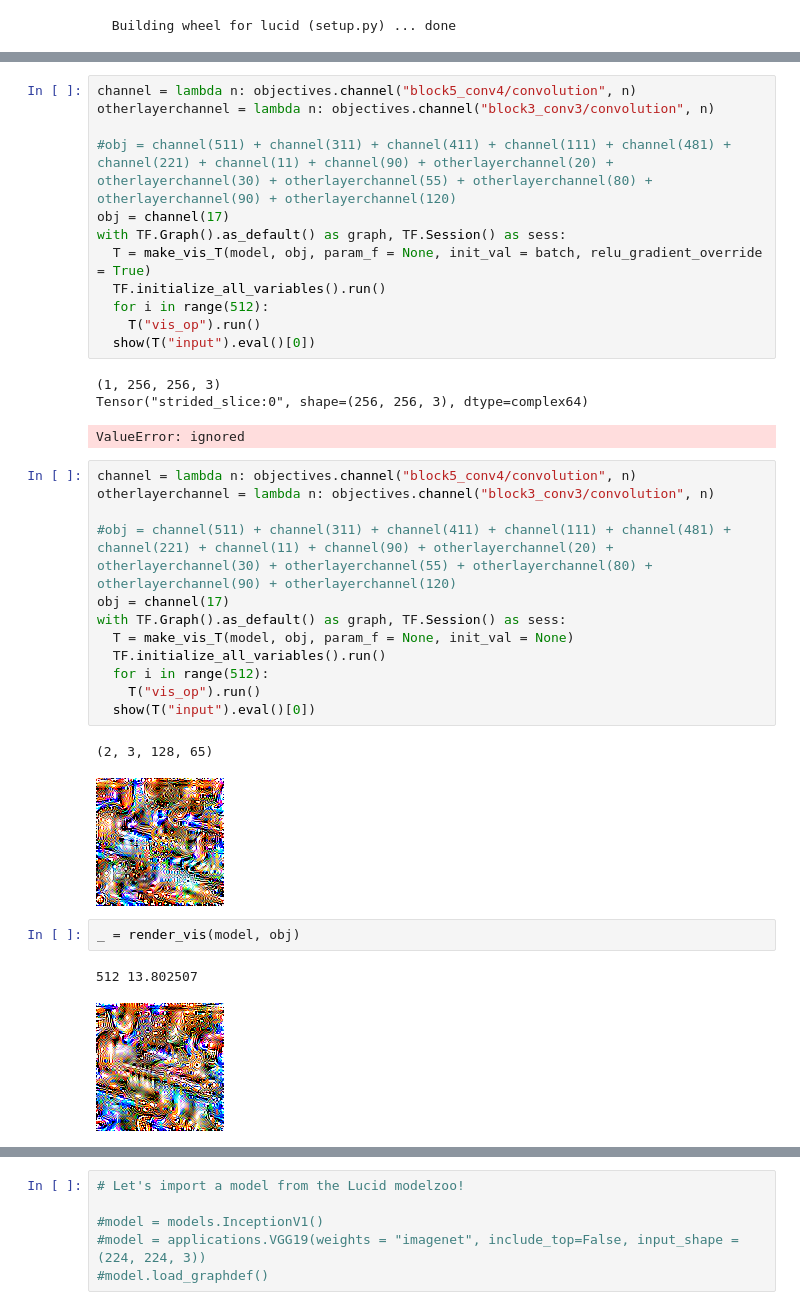
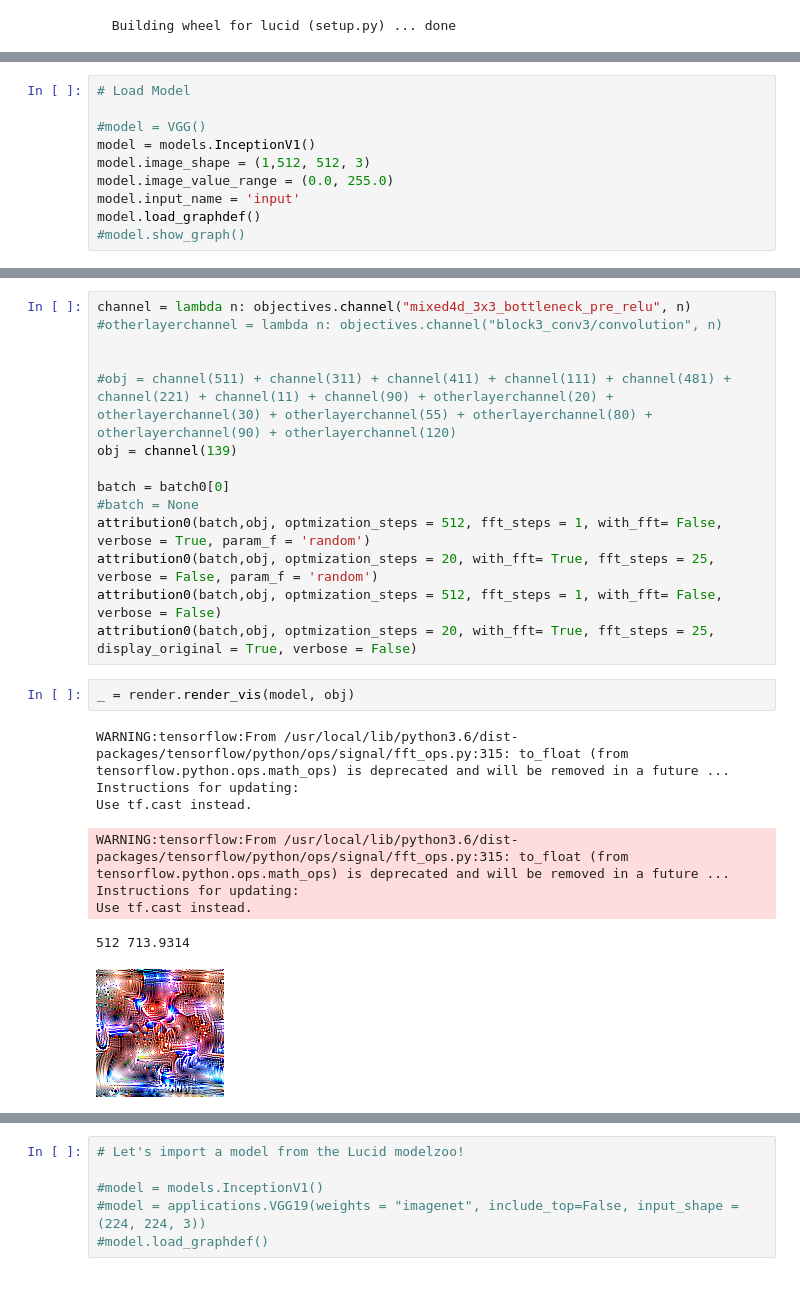
Before and after one commit to Uiuran/Bio-Unsupervised, a Jupyter notebook: semantic_segmentation/SemanticSegmentationForBio.ipynb, the cells around one changed output, grey strips where cells are left out. Cells and saved outputs as stored; diff of their text form.

Commit message:
attribution function for gray noise or image input and a bunch of deepdream viz hacks

```diff
--- a/semantic_segmentation/SemanticSegmentationForBio.ipynb
+++ b/semantic_segmentation/SemanticSegmentationForBio.ipynb
@@ -495,0 +484,10 @@ model.load_graphdef()
+# %%
+# Load Model
+
+#model = VGG()
+model = models.InceptionV1()
+model.image_shape = (1,512, 512, 3)
+model.image_value_range = (0.0, 255.0)
+model.input_name = 'input'
+model.load_graphdef()
+#model.show_graph()
@@ -496,36 +562,25 @@ model.load_graphdef()
 # %%
-channel = lambda n: objectives.channel("block5_conv4/convolution", n)
-otherlayerchannel = lambda n: objectives.channel("block3_conv3/convolution", n)
+channel = lambda n: objectives.channel("mixed4d_3x3_bottleneck_pre_relu", n)
+#otherlayerchannel = lambda n: objectives.channel("block3_conv3/convolution", n)
+
 
 #obj = channel(511) + channel(311) + channel(411) + channel(111) + channel(481) + channel(221) + channel(11) + channel(90) + otherlayerchannel(20) + otherlayerchannel(30) + otherlayerchannel(55) + otherlayerchannel(80) + otherlayerchannel(90) + otherlayerchannel(120)
-obj = channel(17)
-with TF.Graph().as_default() as graph, TF.Session() as sess:
-  T = make_vis_T(model, obj, param_f = None, init_val = batch, relu_gradient_override = True)
-  TF.initialize_all_variables().run()
-  for i in range(512):
-    T("vis_op").run()
-  show(T("input").eval()[0])
+obj = channel(139)
+
+batch = batch0[0]
+#batch = None
+attribution0(batch,obj, optmization_steps = 512, fft_steps = 1, with_fft= False, verbose = True, param_f = 'random')
+attribution0(batch,obj, optmization_steps = 20, with_fft= True, fft_steps = 25, verbose = False, param_f = 'random')
+attribution0(batch,obj, optmization_steps = 512, fft_steps = 1, with_fft= False, verbose = False)
+attribution0(batch,obj, optmization_steps = 20, with_fft= True, fft_steps = 25, display_original = True, verbose = False)
-# %% [output]
-(1, 256, 256, 3)
-Tensor("strided_slice:0", shape=(256, 256, 3), dtype=complex64)
-ValueError: ignored
-# %%
-channel = lambda n: objectives.channel("block5_conv4/convolution", n)
-otherlayerchannel = lambda n: objectives.channel("block3_conv3/convolution", n)
-
-#obj = channel(511) + channel(311) + channel(411) + channel(111) + channel(481) + channel(221) + channel(11) + channel(90) + otherlayerchannel(20) + otherlayerchannel(30) + otherlayerchannel(55) + otherlayerchannel(80) + otherlayerchannel(90) + otherlayerchannel(120)
-obj = channel(17)
-with TF.Graph().as_default() as graph, TF.Session() as sess:
-  T = make_vis_T(model, obj, param_f = None, init_val = None)
-  TF.initialize_all_variables().run()
-  for i in range(512):
-    T("vis_op").run()
-  show(T("input").eval()[0])
-# %% [output]
-(2, 3, 128, 65)
-[figure, removed]
 # %%
-_ = render_vis(model, obj)
+_ = render.render_vis(model, obj)
 # %% [output]
-512 13.802507
+WARNING:tensorflow:From /usr/local/lib/python3.6/dist-packages/tensorflow/python/ops/signal/fft_ops.py:315: to_float (from tensorflow.python.ops.math_ops) is deprecated and will be removed in a future ...
+Instructions for updating:
+Use tf.cast instead.
+WARNING:tensorflow:From /usr/local/lib/python3.6/dist-packages/tensorflow/python/ops/signal/fft_ops.py:315: to_float (from tensorflow.python.ops.math_ops) is deprecated and will be removed in a future ...
+Instructions for updating:
+Use tf.cast instead.
+512 713.9314
-[figure, old version]
+[figure, new version]
```
Also changed, not shown: parts of 22 cells of this notebook.
